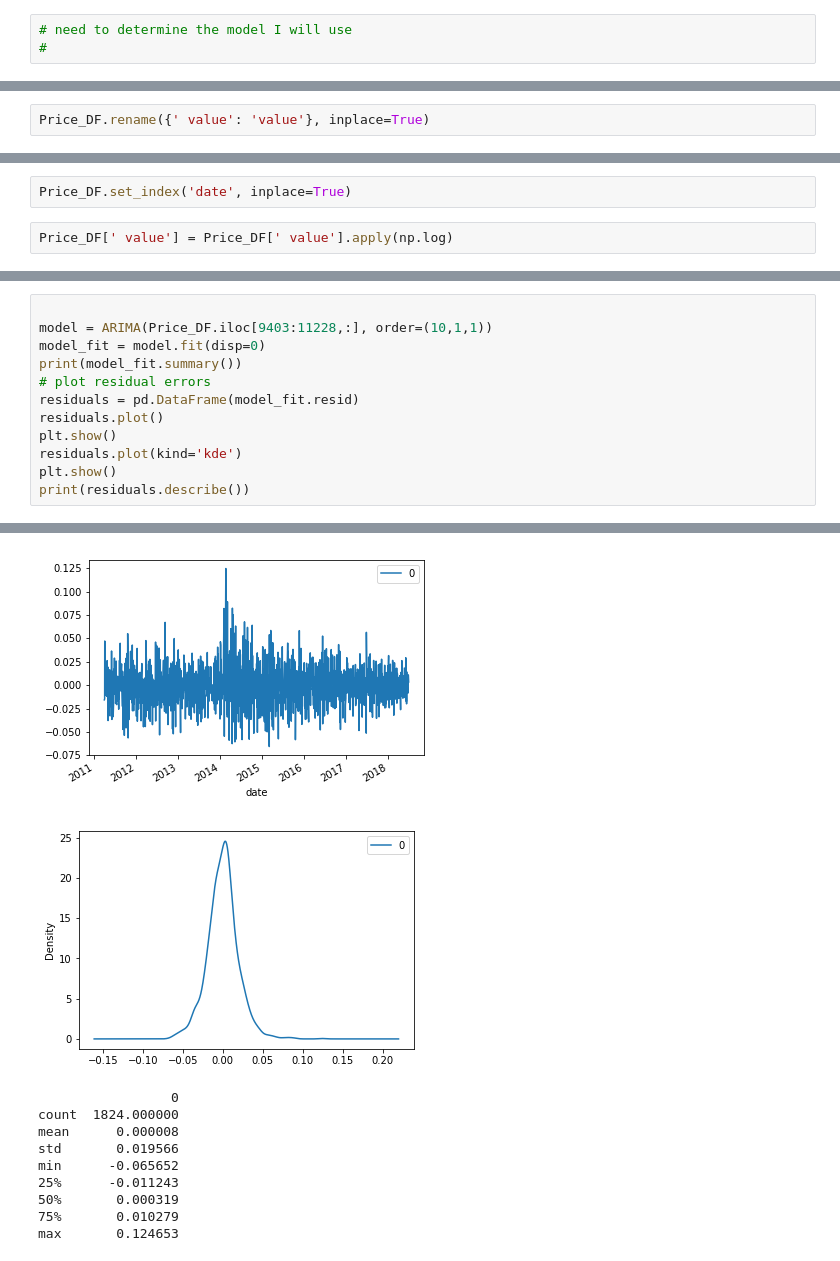
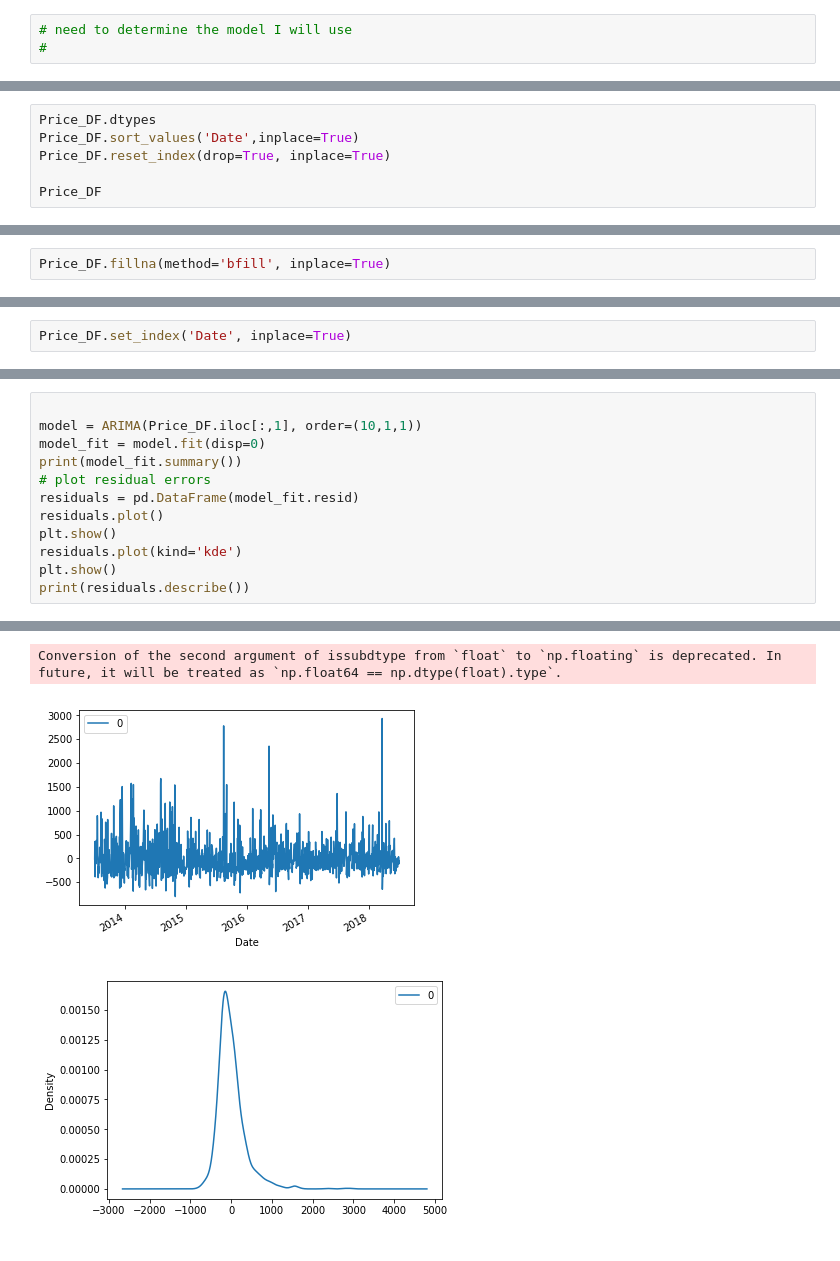
Before and after one commit to jgroth1/Project_1_Coffee_Price_Predictors, a Jupyter notebook: Analysis/Regression_Analysis.ipynb, the cells around one changed output, grey strips where cells are left out. Cells and saved outputs as stored; diff of their text form.

```diff
--- a/Analysis/Regression_Analysis.ipynb
+++ b/Analysis/Regression_Analysis.ipynb
@@ -55,0 +56,6 @@ dtype: object
+# %%
+Price_DF.dtypes
+Price_DF.sort_values('Date',inplace=True)
+Price_DF.reset_index(drop=True, inplace=True)
+
+Price_DF
@@ -56,2 +87,2 @@ dtype: object
 # %%
-Price_DF.rename({' value': 'value'}, inplace=True)
+Price_DF.fillna(method='bfill', inplace=True)
@@ -168,4 +178,2 @@ plt.show()
 # %%
-Price_DF.set_index('date', inplace=True)
+Price_DF.set_index('Date', inplace=True)
-# %%
-Price_DF[' value'] = Price_DF[' value'].apply(np.log)
@@ -172,6 +188,6 @@ Price_DF[' value'] = Price_DF[' value'].apply(np.log)
 # %%
 
-model = ARIMA(Price_DF.iloc[9403:11228,:], order=(10,1,1))
+model = ARIMA(Price_DF.iloc[:,1], order=(10,1,1))
 model_fit = model.fit(disp=0)
 print(model_fit.summary())
 # plot residual errors
@@ -202,11 +222,3 @@ MA.1             1.0910           +0.0000j            1.0910            0.0000
+Conversion of the second argument of issubdtype from `float` to `np.floating` is deprecated. In future, it will be treated as `np.float64 == np.dtype(float).type`.
-[figure, old version]
+[figure, new version]
-[figure, old version]
+[figure, new version]
-                 0
-count  1824.000000
-mean      0.000008
-std       0.019566
-min      -0.065652
-25%      -0.011243
-50%       0.000319
-75%       0.010279
-max       0.124653
```
Also changed, not shown: parts of 55 cells of this notebook, 7 other files.
